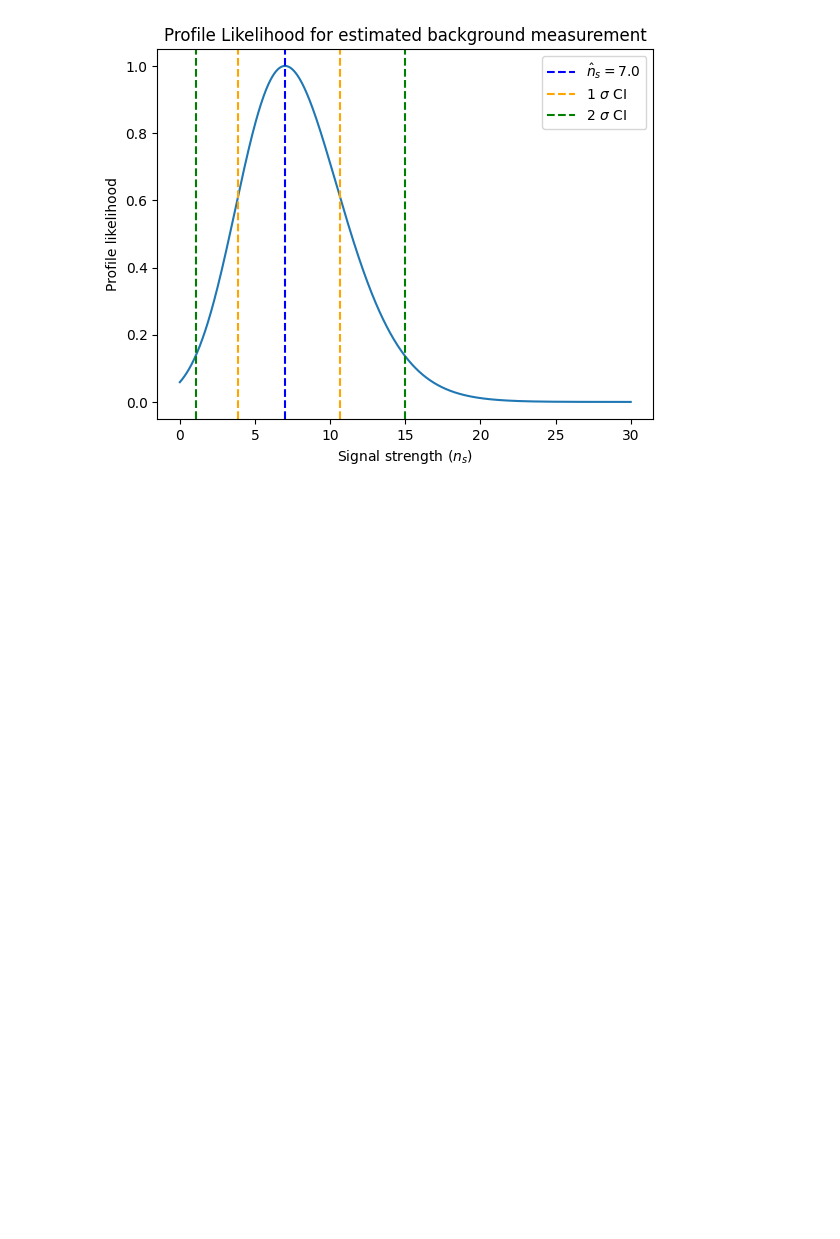
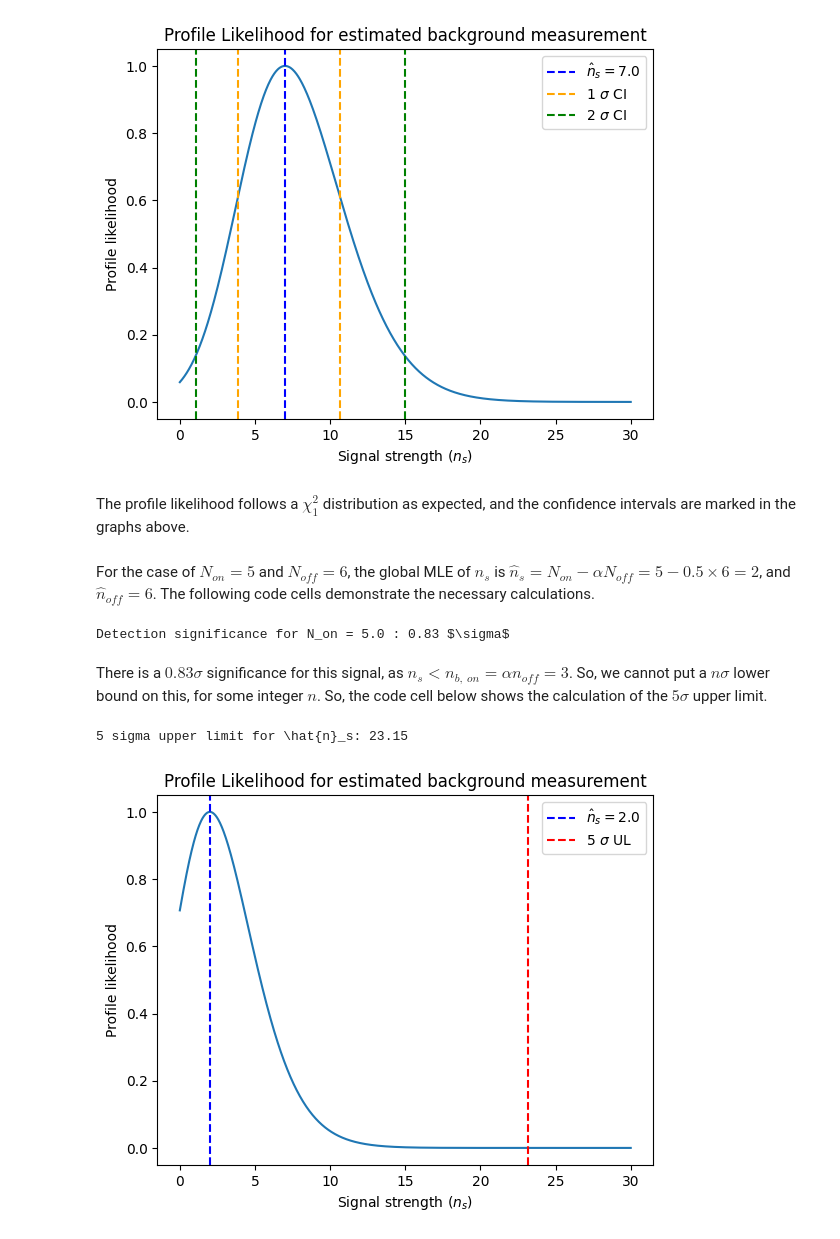
Before and after one commit to sarthak-tri/ACR_2026_TIFR_assignments, a Jupyter notebook: assignment-2/answers-assignment-2.ipynb, the cells around one changed output. Saved outputs shown, nothing was run; the diff lists cells and outputs as text; code cells hidden in the pictures; blank space fills up the shorter version.

```diff
--- a/assignment-2/answers-assignment-2.ipynb
+++ b/assignment-2/answers-assignment-2.ipynb
@@ -321,3 +321,71 @@ plt.show()
 1 sigma confidence interval for \hat{n}_s: [3.87, 10.66]
 2 sigma confidence interval for \hat{n}_s: [1.05, 14.98]
 [figure]
+# %% [markdown]
+The profile likelihood follows a $\chi_1^2$ distribution as expected, and the confidence intervals are marked in the graphs above.
+# %% [markdown]
+For the case of $N_{on} = 5$ and $N_{off} = 6$, the global MLE of $n_s$ is $\hat{n}_s = N_{on}-\alpha N_{off} = 5 - 0.5\times 6 = 2$, and $\hat{n}_{off} = 6$. The following code cells demonstrate the necessary calculations.
+# %%
+## Making use of the nll_on_off function already defined in previous cell
+### Calculation for background only hypothesis
+N_on = 5.0
+N_off = 6.0
+alpha = 0.5
+n_off_bkg_only = (N_on + N_off)/(alpha + 1.0)
+nll_bkg_only = nll_on_off(N_on = N_on, N_off = N_off, alpha = alpha, n_off = n_off_bkg_only, n_s = 0)
+### Calculation for global minimum
+n_s_global = N_on - alpha * N_off
+nll_global = nll_on_off(N_on = N_on, N_off = N_off, alpha = alpha, n_off = N_off, n_s = n_s_global)
+mu_A = 2 * (nll_bkg_only - nll_global)
+## mu_A should be a sample from chi^2 with D.O.F. of 1
+p_value = 1.0 - sp.stats.chi2.cdf(mu_A, df=1) ## p-value for mu_A
+p_val_one_sided = p_value / 2.0 ## converting to one-sided p-value
+detection_sig = sp.stats.norm.isf(p_val_one_sided) ## siginificance from p-value
+print(f"Detection significance for N_on = {N_on} : {detection_sig:.2f} $\\sigma$")
+# %% [output]
+Detection significance for N_on = 5.0 : 0.83 $\sigma$
+# %% [markdown]
+There is a $0.83\sigma$ significance for this signal, as $n_s < n_{b,~on} = \alpha n_{off} = 3$. So, we cannot put a $n\sigma$ lower bound on this, for some integer $n$. So, the code cell below shows the calculation of the $5\sigma$ upper limit.
+# %%
+# Characterizing 5-sigma upper limit intervals
+N_on = 5.0
+N_off = 6.0
+alpha = 0.5
+n_s_global = N_on - alpha * N_off
+nll_global = nll_on_off(N_on = N_on, N_off = N_off, alpha = alpha, n_off = N_off, n_s = n_s_global)
+## profiling
+n_s_vals = np.linspace(0.0, 30.0, 1000)
+nll_at_ns = np.zeros(1000)
+## defining root finding for finding likelihood maximizing value of n_off for an arbitrary n_off
+for k in range(1000):
+    m_ns = Minuit(
+    nll_on_off_params_only,
+    n_s   = 0,
+    n_off = n_off_bkg_only, ## recycling from earlier definition in code
+    )
+    m_ns.values["n_s"] = n_s_vals[k]
+    m_ns.fixed["n_s"]  = True
+    m_ns.limits["n_off"] = (1e-6, None) ## using arbitrary range
+    m_ns.migrad()
+    nll_at_ns[k] = nll_on_off(N_on = N_on, N_off = N_off, alpha = alpha, n_off = m_ns.values['n_off'], n_s = n_s_vals[k])
+
+## test staitistic
+mu_n_s = 2.0*(nll_at_ns - nll_global)
+profile_lkl = np.exp(-0.5*mu_n_s) ## since nll = - ln(lkl)
+plt.plot(n_s_vals, profile_lkl)
+plt.xlabel("Signal strength ($n_s$)")
+plt.ylabel("Profile likelihood")
+plt.title("Profile Likelihood for estimated background measurement")
+
+## 5 sigma upper limit
+ci_5sigma = n_s_vals[mu_n_s <= 25.0]
+print(f"5 sigma upper limit for \\hat{{n}}_s: {ci_5sigma[-1]:.2f}")
+
+## ploting 5 sigma UL and the best fit
+plt.axvline(n_s_global, color='blue', linestyle='--', label=r'$\hat{n}_s = 2.0$')
+plt.axvline(ci_5sigma[-1], color='red', linestyle='--', label='5 $\\sigma$ UL')
+plt.legend()
+plt.show()
+# %% [output]
+5 sigma upper limit for \hat{n}_s: 23.15
+[figure, added]
```
Also changed, not shown: parts of 3 cells of this notebook.
